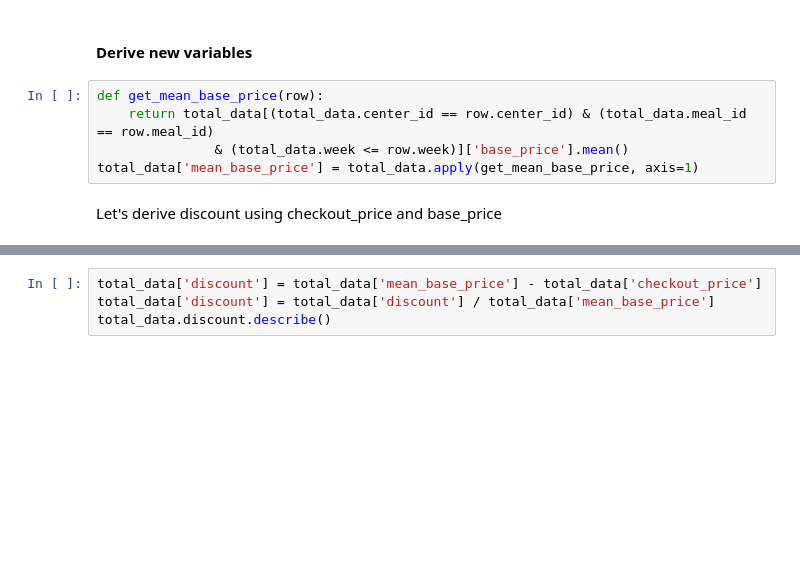
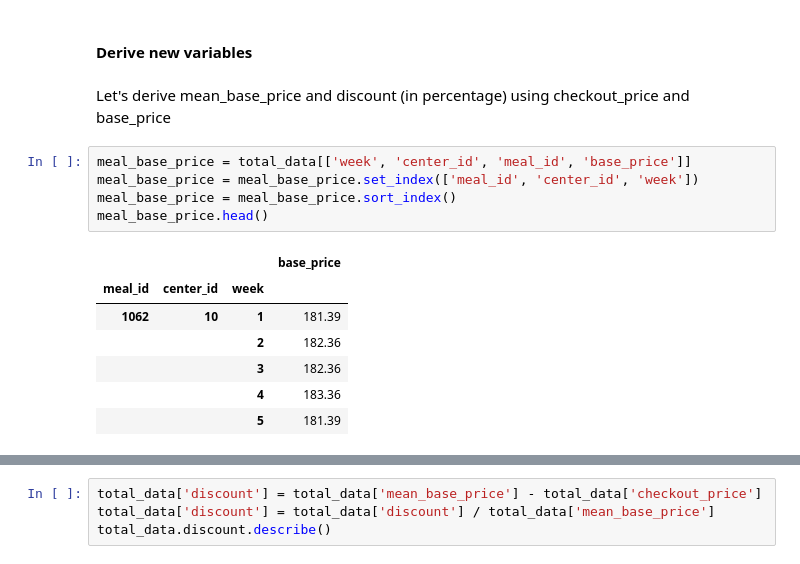
Before and after one commit to monilgudhka/food_demand_forecasting, a Jupyter notebook: data_cleaning/data_cleaning.ipynb, the cells around one changed output, grey strips where cells are left out. Cells and saved outputs as stored; diff of their text form; blank space fills up the shorter version.

```diff
--- a/data_cleaning/data_cleaning.ipynb
+++ b/data_cleaning/data_cleaning.ipynb
@@ -524,10 +524,18 @@ dtypes: float64(3), int64(8), object(3)
 memory usage: 56.0+ MB
 # %% [markdown]
 #### Derive new variables
-# %%
-def get_mean_base_price(row):
-    return total_data[(total_data.center_id == row.center_id) & (total_data.meal_id == row.meal_id)
-               & (total_data.week <= row.week)]['base_price'].mean()
-total_data['mean_base_price'] = total_data.apply(get_mean_base_price, axis=1)
 # %% [markdown]
-Let's derive discount using checkout_price and base_price
+Let's derive mean_base_price and discount (in percentage) using checkout_price and base_price
+# %%
+meal_base_price = total_data[['week', 'center_id', 'meal_id', 'base_price']]
+meal_base_price = meal_base_price.set_index(['meal_id', 'center_id', 'week'])
+meal_base_price = meal_base_price.sort_index()
+meal_base_price.head()
+# %% [output]
+|  |  |  | base_price |
+| meal_id | center_id | week |  |
+| 1062 | 10 | 1 | 181.39 |
+|  |  | 2 | 182.36 |
+|  |  | 3 | 182.36 |
+|  |  | 4 | 183.36 |
+|  |  | 5 | 181.39 |
```
Also changed, not shown: parts of 12 cells of this notebook, 1 other file.
